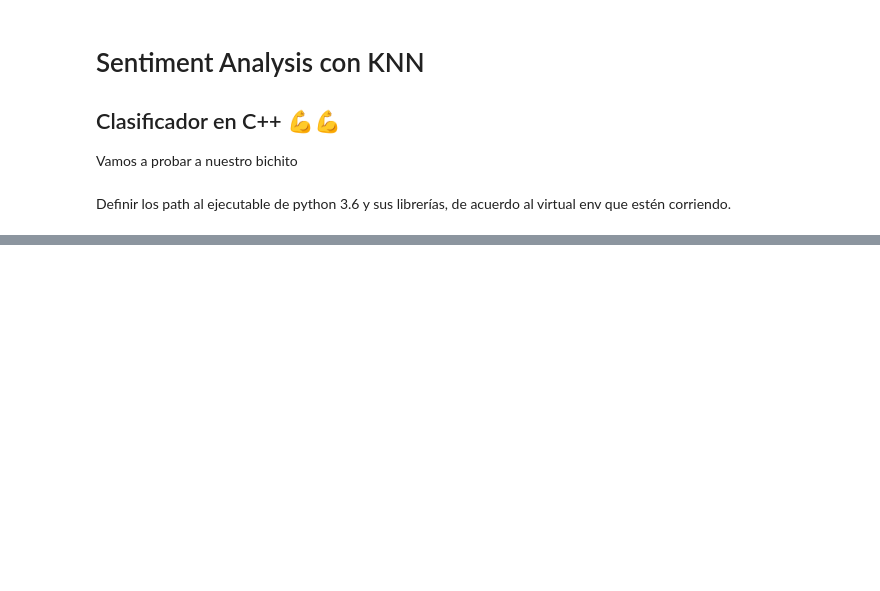
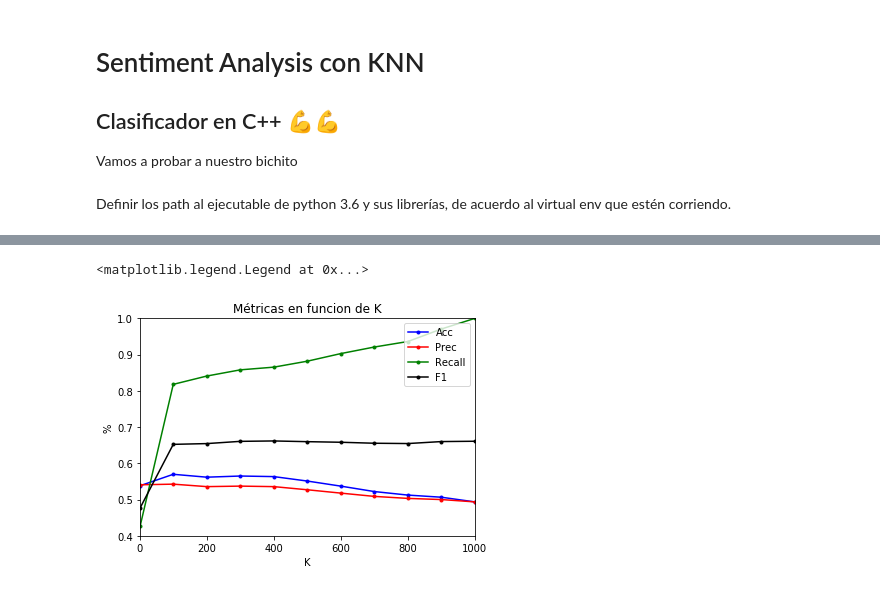
Before and after one commit to blastervla/SentimentAnalysisMetNum, a Jupyter notebook: notebooks/knn.ipynb, the cells around one changed output, grey strips where cells are left out. Cells and saved outputs as stored; diff of their text form; code cells hidden in the pictures; blank space fills up the shorter version.

```diff
--- a/notebooks/knn.ipynb
+++ b/notebooks/knn.ipynb
@@ -167,3 +249,17 @@ plt.gca().legend(('Acc','Prec','Recall','F1'))
+# %%
+plt.plot(K_vals,mets[:,0], 'b.-')
+plt.plot(K_vals,mets[:,1], 'r.-')
+plt.plot(K_vals,mets[:,2], 'g.-')
+plt.plot(K_vals,mets[:,3], 'k.-')
+plt.title("Métricas en funcion de K")
+plt.xlabel("K")
+plt.ylabel("%")
+plt.axis([1, K_vals[-1], 0.4, 1])
+plt.gca().legend(('Acc','Prec','Recall','F1'), loc="upper right")
+# plt.legend((mets[:,0], mets[:,1], mets[:,2], mets[:,3]), ("Acc", "Prec", "Rec", ""), loc="upper right")
+# %% [output]
+<matplotlib.legend.Legend at 0x...>
+[figure, added]
 # %%
 ## Analizo la variación de las métricas en funcion de alpha para K fijo
 
```
Also changed, not shown: parts of 15 cells of this notebook, 7 other files.
